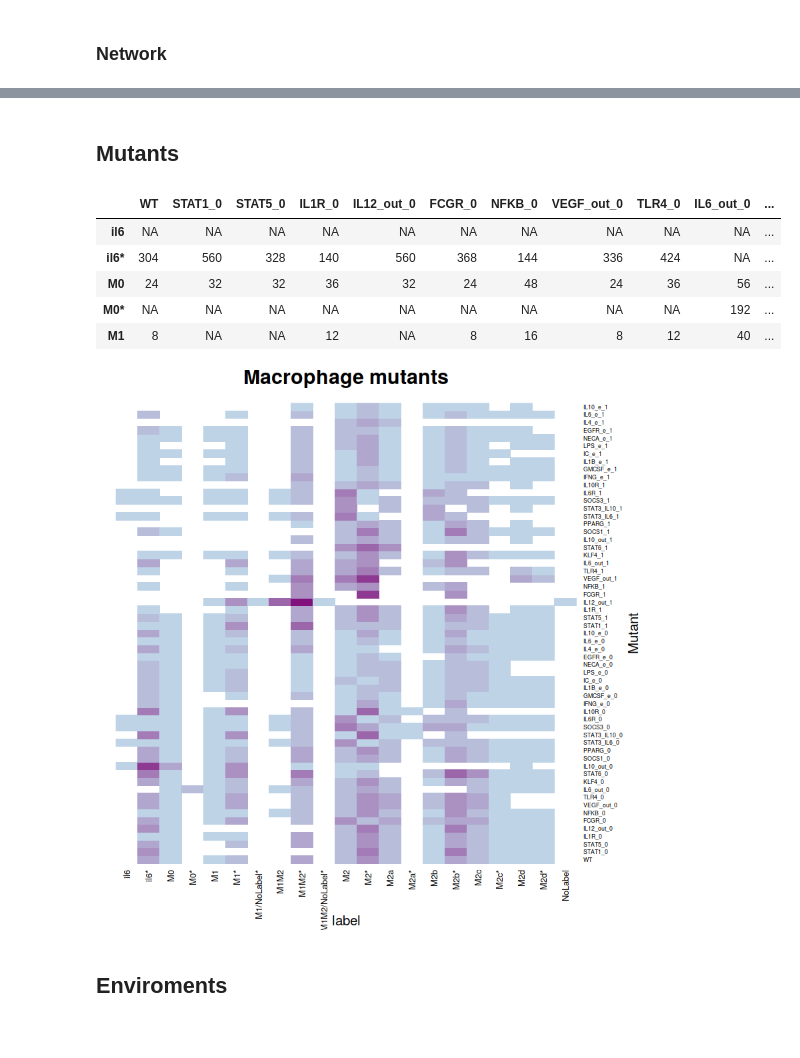
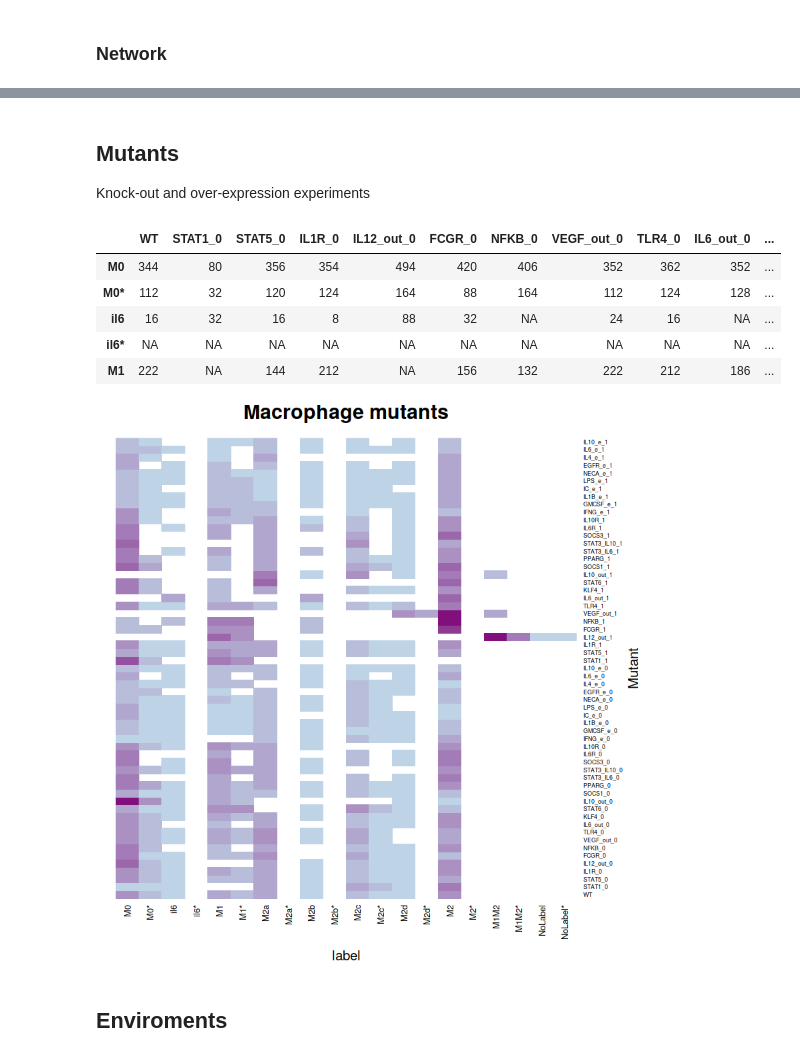
Before and after one commit to Laboratorio-de-Biologia-Computacional/Macrophage_Differentiation, a Jupyter notebook: MP_network.ipynb, the cells around one changed output, grey strips where cells are left out. Drawn from its saved outputs; the diff is of its cells as text; code cells hidden in the pictures.

Commit message:
actualizacion red y solucion attr cfm

```diff
--- a/MP_network.ipynb
+++ b/MP_network.ipynb
@@ -101,6 +112,6 @@ Macrophage simplified regulatory network
 # %%
-file.attr <- "data/MP_attractors.csv"
-file.label <- "data/MP_attr_label_wt.csv"
+file.attr <- "data/MP_attr_wt.csv"
+file.attr.label <- "data/MP_attr_label_wt.csv"
 
 if (! file.exists(file.attr)) {
     # calculate attractors
@@ -126,10 +137,10 @@ if (! file.exists(file.attr)) {
     attr.table <- merge(x = labels, y = attr.table, by = "attractor", all = TRUE)
     labels <- state.label
     write.csv(attr.table, file.attr, row.names=FALSE)
-    write.csv(labels, file.label, row.names=FALSE)
+    write.csv(labels, file.attr.label, row.names=FALSE)
 } else {
     attr.table <- read.csv(file = file.attr)
-    labels <- read.csv(file = file.label)
+    labels <- read.csv(file = file.attr.label)
 }
 unique(attr.table$label)
 # %% [output]
@@ -202,10 +235,14 @@ attr.mean %>% group_by(label) %>% summarize_all(sum)
 # %%
-attr.basin <- read.csv("data/MP_basin.csv")
-attr.basin$involvedStates <- sapply(attr.basin$involvedStates, get.first.state  )
-attr.basin <- merge(x=attr.basin, by.x='involvedStates',
-                    y=labels[c('state','label')], by.y="state", all.x = TRUE)
-attr.basin <- subset(attr.basin, select = -involvedStates )
-attr.basin <- attr.basin %>% group_by(label) %>% summarize_all(sum)
-attr.basin$basinSize <- attr.basin$basinSize/sum(attr.basin$basinSize) *100
-colnames(attr.basin) <- c('label','basin%')
-attr.basin
+file.attr.basin <- 'data/MP_attr_basin.csv'
+
+if (file.exists(file.attr.basin)) {
+    attr.basin <- read.csv(file.attr.basin)
+    attr.basin$involvedStates <- sapply(attr.basin$involvedStates, get.first.state  )
+    attr.basin <- merge(x=attr.basin, by.x='involvedStates',
+                        y=labels[c('state','label')], by.y="state", all.x = TRUE)
+    attr.basin <- subset(attr.basin, select = -involvedStates )
+    attr.basin <- attr.basin %>% group_by(label) %>% summarize_all(sum)
+    attr.basin$basinSize <- attr.basin$basinSize/sum(attr.basin$basinSize) *100
+    colnames(attr.basin) <- c('label','basin%')
+    attr.basin
+}
@@ -228,51 +249,53 @@ attr.basin
 # %% [markdown]
 ## Mutants
+
+Knock-out and over-expression experiments
 # %%
-file.mutants <- 'data/MP_attr_mutants.csv'
+file.mut <- 'data/MP_mut_label.csv'
 
-if (! file.exists(file.mutants)) {
+if (! file.exists(file.mut)) {
     # calculate attractors
     mutants <- perturbNetworkFixedNodes(net, label.rules=lab,
                                         returnDataFrame='occurrence', method="sat.exhaustive")
     setDT(mutants, keep.rownames = TRUE)
     colnames(mutants)[[1]] <-'label'
-    mutants$label <- sapply(mutants$label, simplifyLabel, replace=replace.labels)
+    #mutants$label <- sapply(mutants$label, simplifyLabel, replace=replace.labels)
     mutants <- mutants %>% group_by(label) %>% summarize_all(sum)
-    write.csv(mutants, file.mutants, row.names=F)
+    write.csv(mutants, file.mut, row.names=F)
 } else {
-    mutants <- read.csv(file = file.mutants, row.names=1)
+    mutants <- read.csv(file = file.mut, row.names=1)
     mutants[mutants == 0] <- NA
 }
 mutants[0:5,]
 # %% [output]
 |  | WT | STAT1_0 | STAT5_0 | IL1R_0 | IL12_out_0 | FCGR_0 | NFKB_0 | VEGF_out_0 | TLR4_0 | IL6_out_0 | ... |
-| il6 | NA | NA | NA | NA | NA | NA | NA | NA | NA | NA | ... |
-| il6* | 304 | 560 | 328 | 140 | 560 | 368 | 144 | 336 | 424 | NA | ... |
-| M0 | 24 | 32 | 32 | 36 | 32 | 24 | 48 | 24 | 36 | 56 | ... |
-| M0* | NA | NA | NA | NA | NA | NA | NA | NA | NA | 192 | ... |
-| M1 | 8 | NA | NA | 12 | NA | 8 | 16 | 8 | 12 | 40 | ... |
+| M0 | 344 | 80 | 356 | 354 | 494 | 420 | 406 | 352 | 362 | 352 | ... |
+| M0* | 112 | 32 | 120 | 124 | 164 | 88 | 164 | 112 | 124 | 128 | ... |
+| il6 | 16 | 32 | 16 | 8 | 88 | 32 | NA | 24 | 16 | NA | ... |
+| il6* | NA | NA | NA | NA | NA | NA | NA | NA | NA | NA | ... |
+| M1 | 222 | NA | 144 | 212 | NA | 156 | 132 | 222 | 212 | 186 | ... |
 # %%
-file.attr.pdf = 'images/MP_mutants.pdf'
+file.mut.pdf = 'images/MP_mut_label.pdf'
 normalize = F
 
 if (normalize) {
     mutants <- mutants/mutants
     color <- c('#bebada')
 } else {
     colfunc <- colorRampPalette(c('#bfd3e6', '#810f7c'))
     color <- colfunc(10)
 }
 
-#pdf(file.attr.pdf)
+#pdf(file.mut.pdf)
 heatmap(t(as.matrix( mutants )),
         main="Macrophage mutants",
         xlab="label", ylab="Mutant",
         col=color, cexCol=0.75, cexRow=0.5,
         Colv = NA, Rowv = NA, scale="none",
         )
 #dev.off()
 # %% [output]
-[figure, old version]
+[figure, new version]
 # %% [markdown]
 ## Enviroments
 # %%
```
Also changed, not shown: parts of 21 cells of this notebook, 39 other files.
